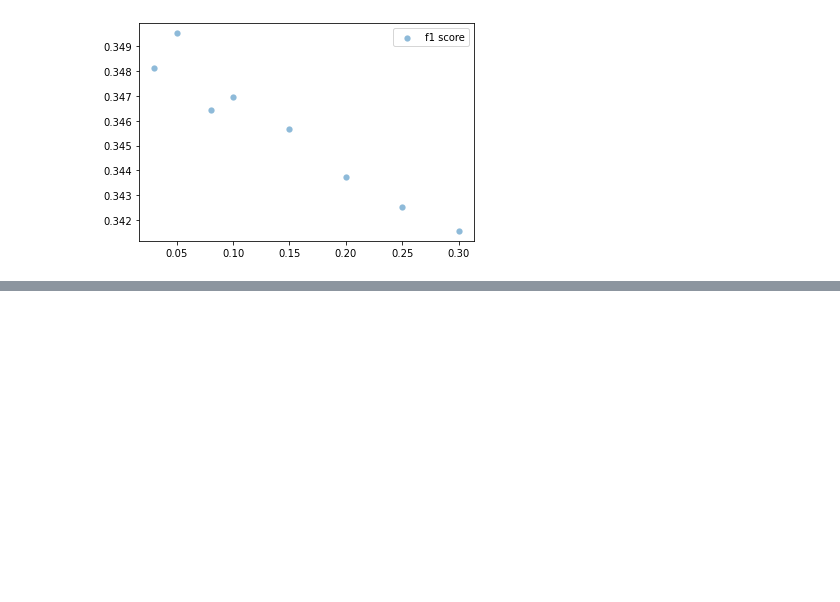
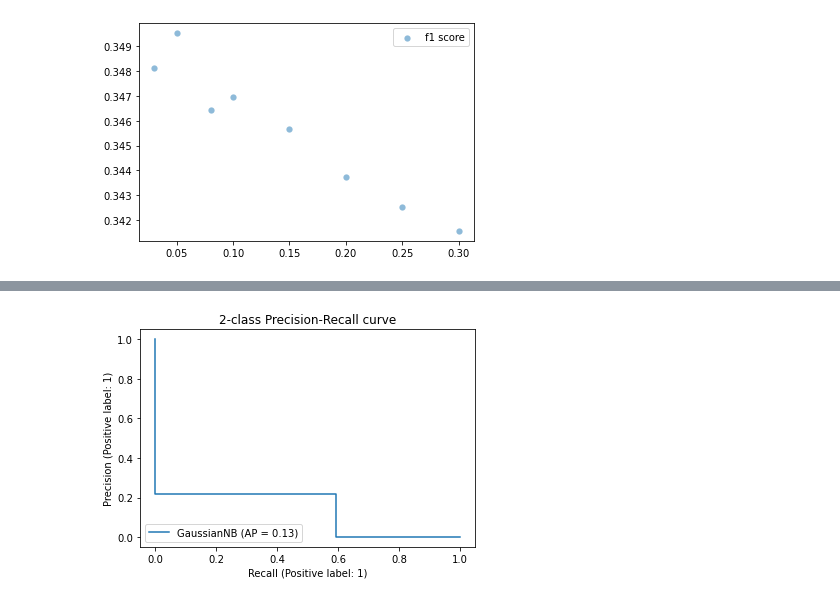
Before and after one commit to alessandroNarcisi96/FraudDetection, a Jupyter notebook: project.ipynb, the cells around one changed output, grey strips where cells are left out. Cells and saved outputs as stored; diff of their text form; code cells hidden in the pictures; blank space fills up the shorter version.

```diff
--- a/project.ipynb
+++ b/project.ipynb
@@ -275,3 +254,12 @@ plt.legend()
 plt.show()
 # %% [output]
 [figure]
+# %%
+X, y = resampling_helper.resampling(0.05,X_train=X_train,y_train=y_train)
+clf = GaussianNB()
+clf.fit(X, y)
+
+y_pred=clf.predict(X_test)
+cnf_matrix = metrics.confusion_matrix(y_test, y_pred)
+print(cnf_matrix)
+print(classification_report(y_test, y_pred))
@@ -277,0 +277,5 @@ plt.show()
+# %%
+display = PrecisionRecallDisplay.from_predictions(y_test, y_pred, name="GaussianNB")
+_ = display.ax_.set_title("2-class Precision-Recall curve")
+# %% [output]
+[figure, added]
```
Also changed, not shown: parts of 13 cells of this notebook.
